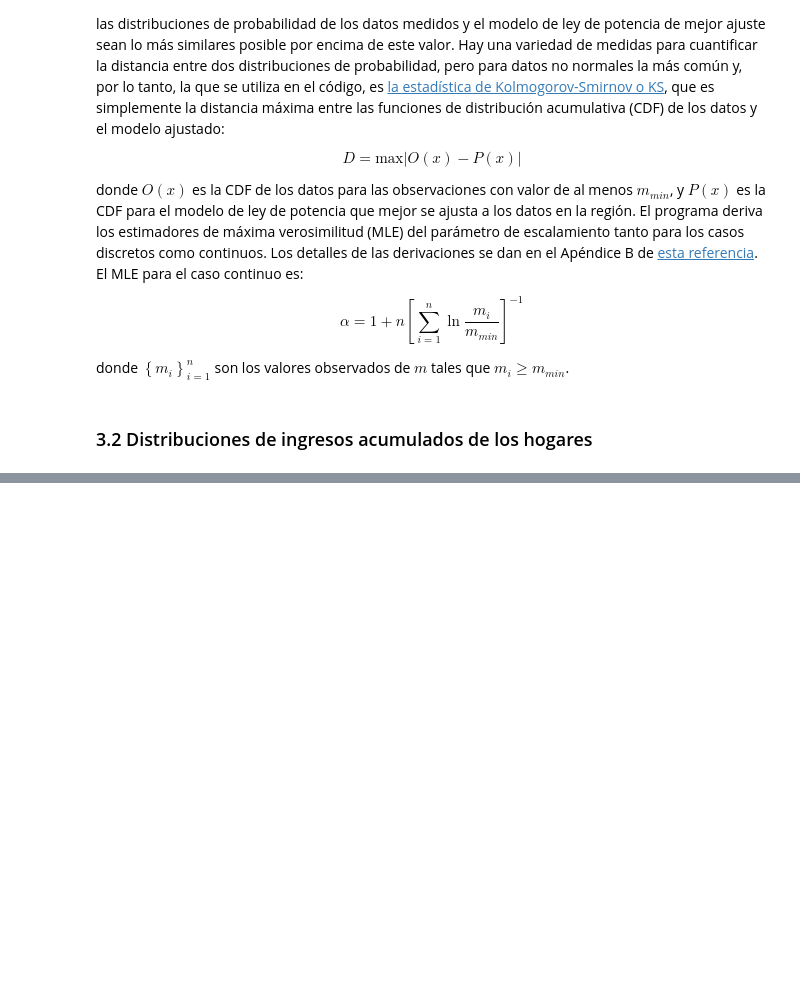
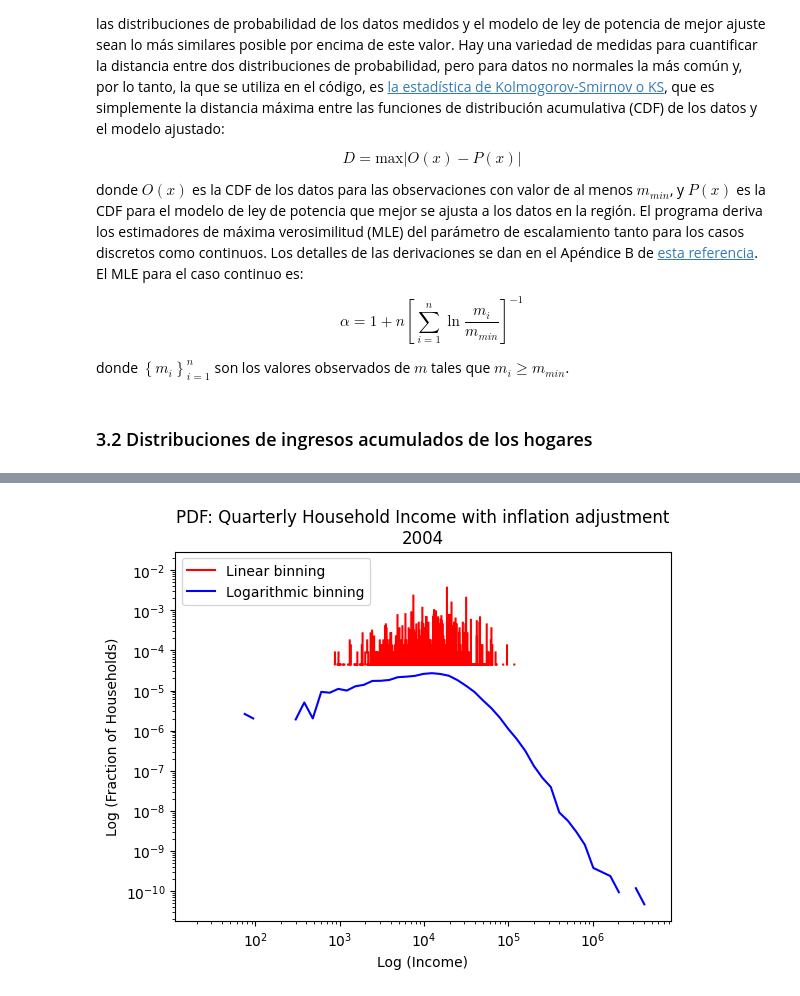
Before and after one commit to MJLRoad/Modelado_RAE, a Jupyter notebook: Simulaciones_02.ipynb, the cells around one changed output, grey strips where cells are left out. Cells and saved outputs as stored; diff of their text form; code cells hidden in the pictures; blank space fills up the shorter version.

```diff
--- a/Simulaciones_02.ipynb
+++ b/Simulaciones_02.ipynb
@@ -271,0 +577,12 @@ donde $\left\{ m_{i} \right\}_{i=1}^{n} $ son los valores observados de $m$ tale
+# %%
+import matplotlib.pyplot as plt
+
+powerlaw.plot_pdf(income_data, color='r', linear_bins=True)
+powerlaw.plot_pdf(income_data, color='b', linear_bins=False)
+plt.xlabel("Log (Income)")
+plt.ylabel("Log (Fraction of Households)")
+plt.title("PDF: Quarterly Household Income with inflation adjustment\n2004")
+plt.legend(['Linear binning', 'Logarithmic binning'], loc='upper left')
+plt.show()
+# %% [output]
+[figure, added]
```
Also changed, not shown: parts of 61 cells of this notebook, 1 other file.
